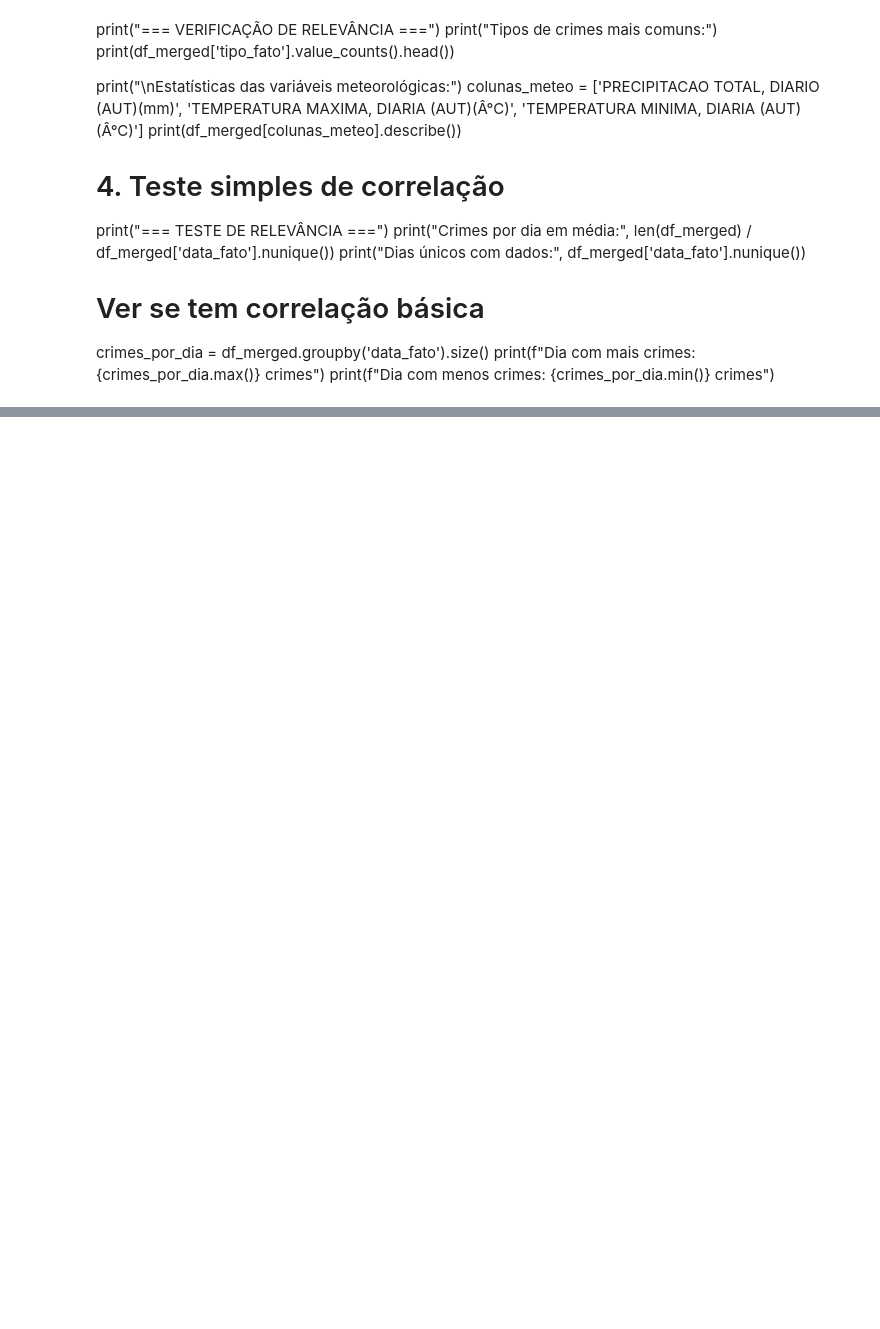
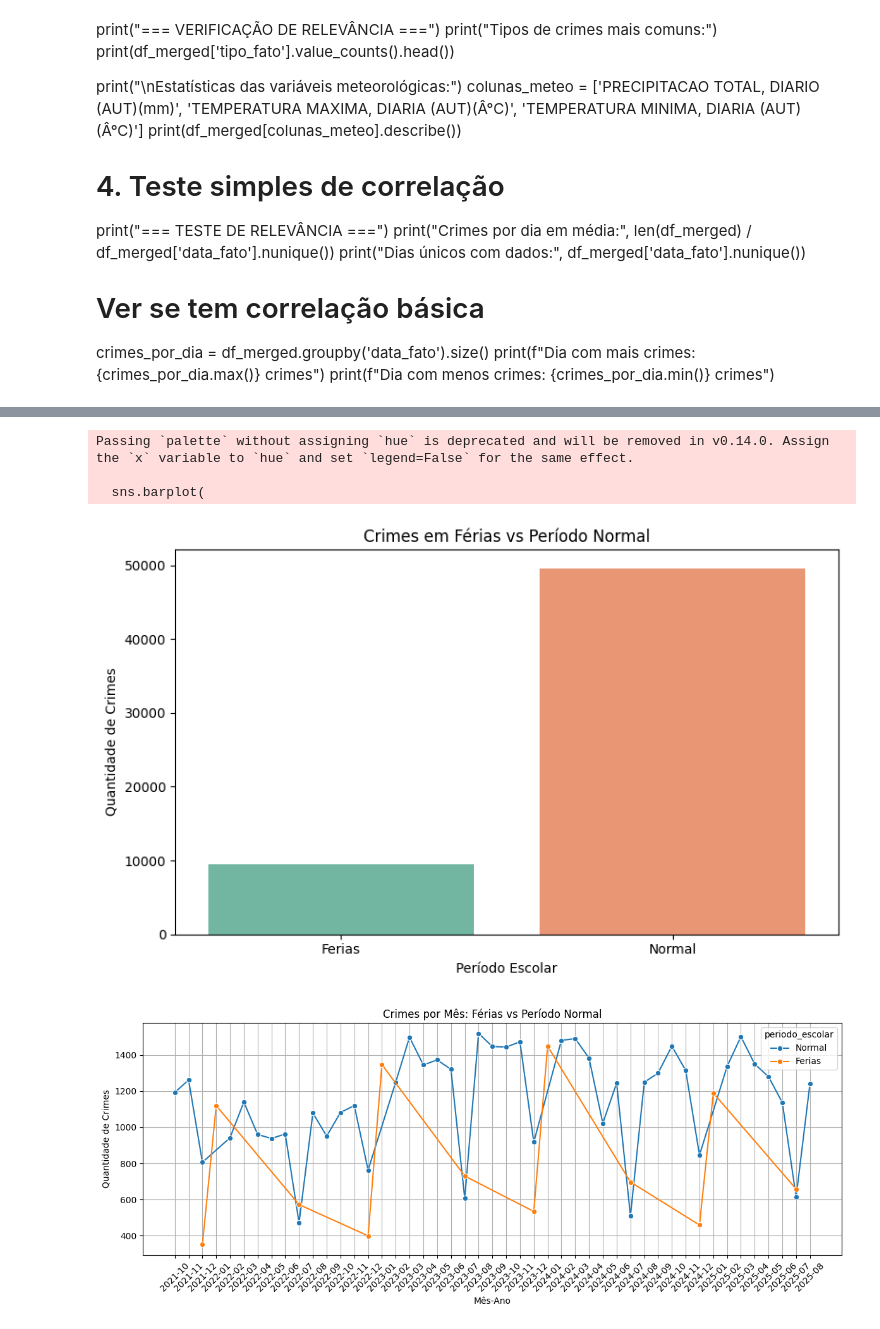
Before and after one commit to eduardosichelero/dados-criminalidade-meteorologia, a Jupyter notebook: main.ipynb, the cells around one changed output, grey strips where cells are left out. Drawn from its saved outputs; the diff is of its cells as text; code cells hidden in the pictures; blank space fills up the shorter version.

Commit message:
feat: Adicionar gráfico de crimes em períodos de férias escolares vs período normal com testes de modulo 5

```diff
--- a/main.ipynb
+++ b/main.ipynb
@@ -59,7 +87,7 @@ df_crimes.rename(columns={
     "Bairro": "bairro",
     "Quantidade Vítimas": "quantidade_vitimas",
     "Idade Vítima": "idade_vitima",
-    "Sexo Vítima": "sexo_vitma",
-    "Cor Vítima": "cor_vitma",
+    "Sexo Vítima": "sexo_vitima",
+    "Cor Vítima": "cor_vitima",
 }, inplace=True)
 df_crimes
@@ -110,7 +164,7 @@ df_pf['hora_fato'] = pd.to_datetime(df_pf['hora_fato'], format='%H:%M:%S', error
 df_pf[numericas] = df_pf[numericas].apply(pd.to_numeric, errors='coerce')
 
 # 6 Categóricas -> categoria Ignorado
-df_pf['sexo_vitma'] = df_pf['sexo_vitma'].fillna("ignorado")
-df_pf['cor_vitma']  = df_pf['cor_vitma'].fillna("ignorado")
+df_pf['sexo_vitima'] = df_pf['sexo_vitima'].fillna("ignorado")
+df_pf['cor_vitima']  = df_pf['cor_vitima'].fillna("ignorado")
 # %%
 df_pf.head()
@@ -394,0 +547,71 @@ print(f"Dia com menos crimes: {crimes_por_dia.min()} crimes")
+# %%
+import pandas as pd
+import matplotlib.pyplot as plt
+import seaborn as sns
+
+# --- Garantir que 'data_fato' seja datetime ---
+df_pf['data_fato'] = pd.to_datetime(df_pf['data_fato'], errors='coerce')
+
+# --- Criar coluna de período: férias ou normal ---
+def periodo_ferias(data):
+    if data is pd.NaT:
+        return 'Normal'
+    mes = data.month
+    dia = data.day
+    # Férias de verão: 20/12 a 31/01
+    if (mes == 12 and dia >= 20) or (mes == 1):
+        return 'Ferias'
+    # Férias de inverno: 15/07 a 31/07
+    elif mes == 7 and dia >= 15:
+        return 'Ferias'
+    else:
+        return 'Normal'
+
+df_pf['periodo_escolar'] = df_pf['data_fato'].apply(periodo_ferias)
+
+# --- Agrupar crimes por período ---
+crimes_periodo = df_pf.groupby('periodo_escolar').size().reset_index(name='quantidade_crimes')
+
+# --- Visualização ---
+plt.figure(figsize=(8,5))
+sns.barplot(
+    data=crimes_periodo,
+    x='periodo_escolar',
+    y='quantidade_crimes',
+    palette='Set2'
+)
+plt.title("Crimes em Férias vs Período Normal")
+plt.xlabel("Período Escolar")
+plt.ylabel("Quantidade de Crimes")
+plt.tight_layout()
+plt.show()
+
+# --- Comparação detalhada mês a mês ---
+df_pf['mes_ano'] = df_pf['data_fato'].dt.to_period('M')
+
+# Converter Period para string para o Seaborn
+df_pf['mes_ano_str'] = df_pf['mes_ano'].astype(str)
+
+crimes_mensais = df_pf.groupby(['mes_ano_str', 'periodo_escolar']).size().reset_index(name='quantidade_crimes')
+
+plt.figure(figsize=(12,5))
+sns.lineplot(
+    data=crimes_mensais,
+    x='mes_ano_str',
+    y='quantidade_crimes',
+    hue='periodo_escolar',
+    marker='o'
+)
+plt.title("Crimes por Mês: Férias vs Período Normal")
+plt.xlabel("Mês-Ano")
+plt.ylabel("Quantidade de Crimes")
+plt.xticks(rotation=45)
+plt.grid(True)
+plt.tight_layout()
+plt.show()
+# %% [output]
+Passing `palette` without assigning `hue` is deprecated and will be removed in v0.14.0. Assign the `x` variable to `hue` and set `legend=False` for the same effect.
+
+  sns.barplot(
+[figure, added]
+[figure, added]
```
Also changed, not shown: parts of 13 cells of this notebook, 1 other file.
